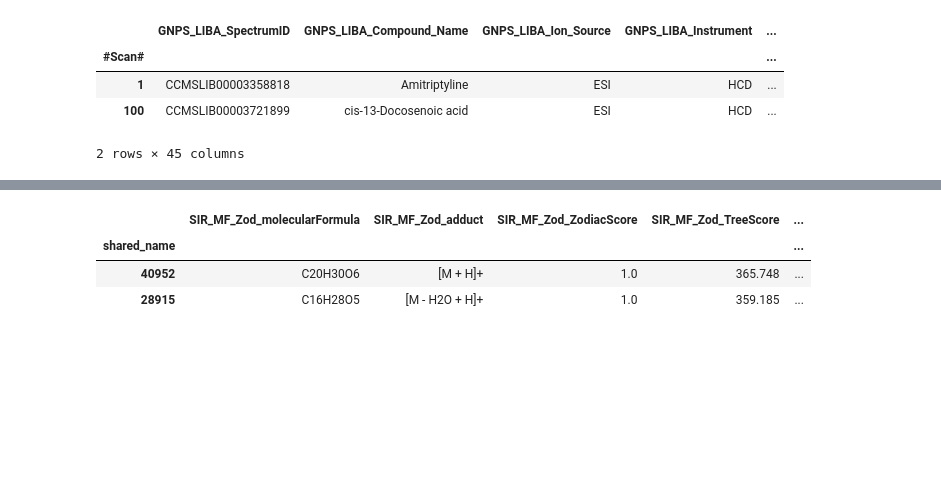
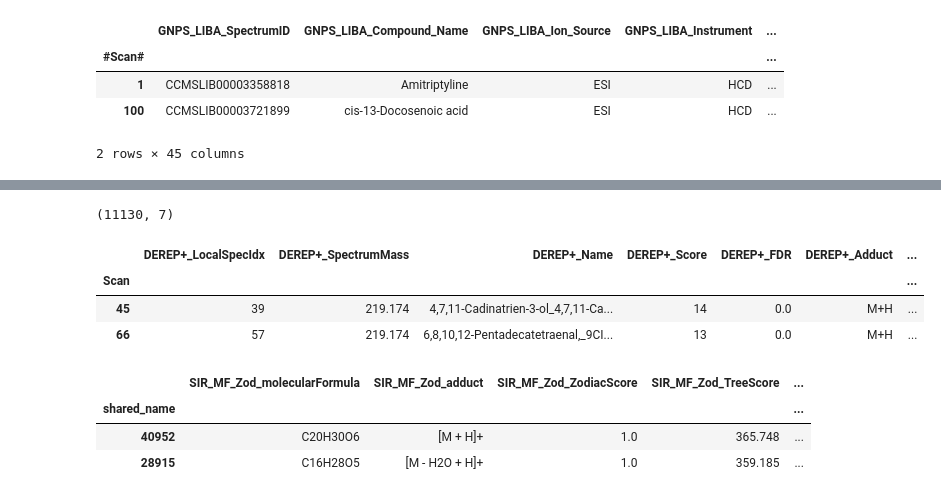
Before and after one commit to lfnothias/emp_metabolomics, a Jupyter notebook: notebooks/EMP_Metabo_FBMN_CMN_Concat_Annotations.ipynb, the cells around one changed output, grey strips where cells are left out. Drawn from its saved outputs; the diff is of its cells as text; code cells hidden in the pictures; blank space fills up the shorter version.

Commit message:
Update notebook and input FBMN derepl+

```diff
--- a/notebooks/EMP_Metabo_FBMN_CMN_Concat_Annotations.ipynb
+++ b/notebooks/EMP_Metabo_FBMN_CMN_Concat_Annotations.ipynb
@@ -87 +87,17 @@ annotation_dereplicator.sort_index().head(2)
+# %%
+#DEREPLICATOR_PLUS #
+annotation_dereplicator_plus = pd.read_table('annotations_2_1/FBMN/DEREPLICATOR_PLUS-ee40831b-view_significant-main.tsv')
+annotation_dereplicator_plus = annotation_dereplicator_plus[['LocalSpecIdx','Scan','SpectrumMass',\
+                                                                   'Name','Score','FDR','Adduct','SMILES']]
+annotation_dereplicator_plus = annotation_dereplicator_plus.set_index(['Scan'])
+new_names = [(i,'DEREP+_'+i) for i in annotation_dereplicator_plus.iloc[:, 0:].columns.values]
+annotation_dereplicator_plus.rename(columns = dict(new_names), inplace=True)
+print(annotation_dereplicator_plus.shape)
+annotation_dereplicator_plus.sort_index().head(2)
+# %% [output]
+(11130, 7)
+|  | DEREP+_LocalSpecIdx | DEREP+_SpectrumMass | DEREP+_Name | DEREP+_Score | DEREP+_FDR | DEREP+_Adduct | ... |
+| Scan |  |  |  |  |  |  | ... |
+| 45 | 39 | 219.174 | 4,7,11-Cadinatrien-3-ol_4,7,11-Ca... | 14 | 0.0 | M+H | ... |
+| 66 | 57 | 219.174 | 6,8,10,12-Pentadecatetraenal,_9CI... | 13 | 0.0 | M+H | ... |
 # %%
```
Also changed, not shown: parts of 5 cells of this notebook, 6 other files.
